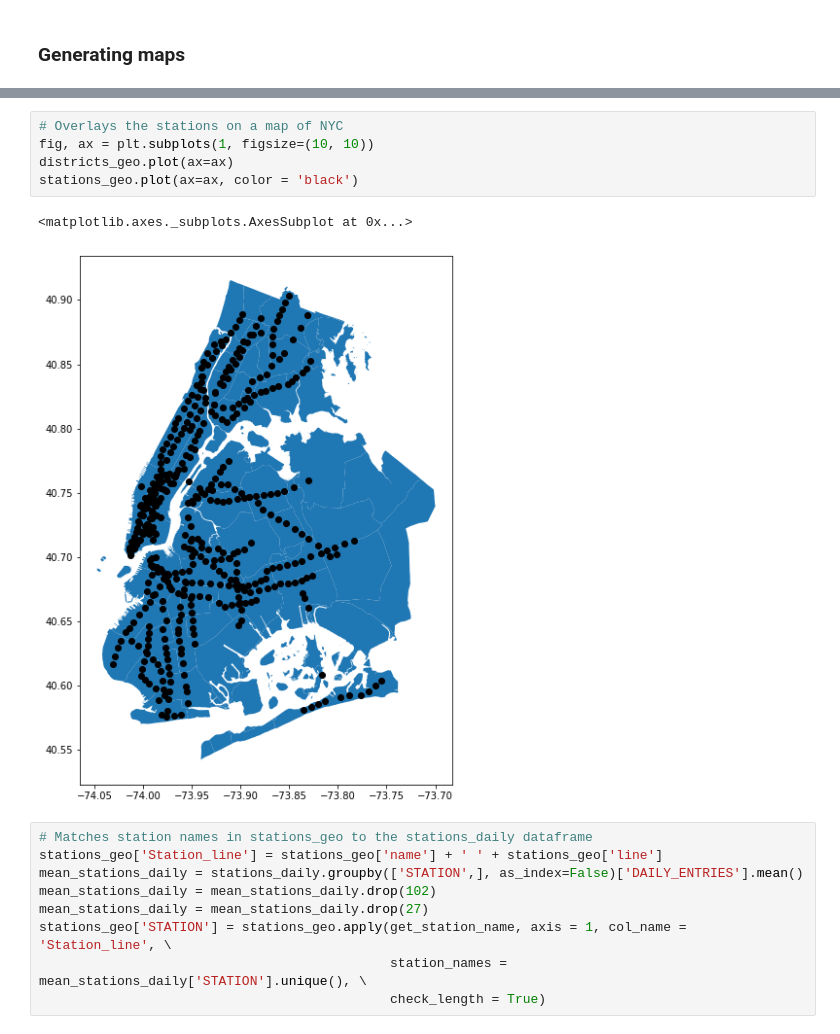
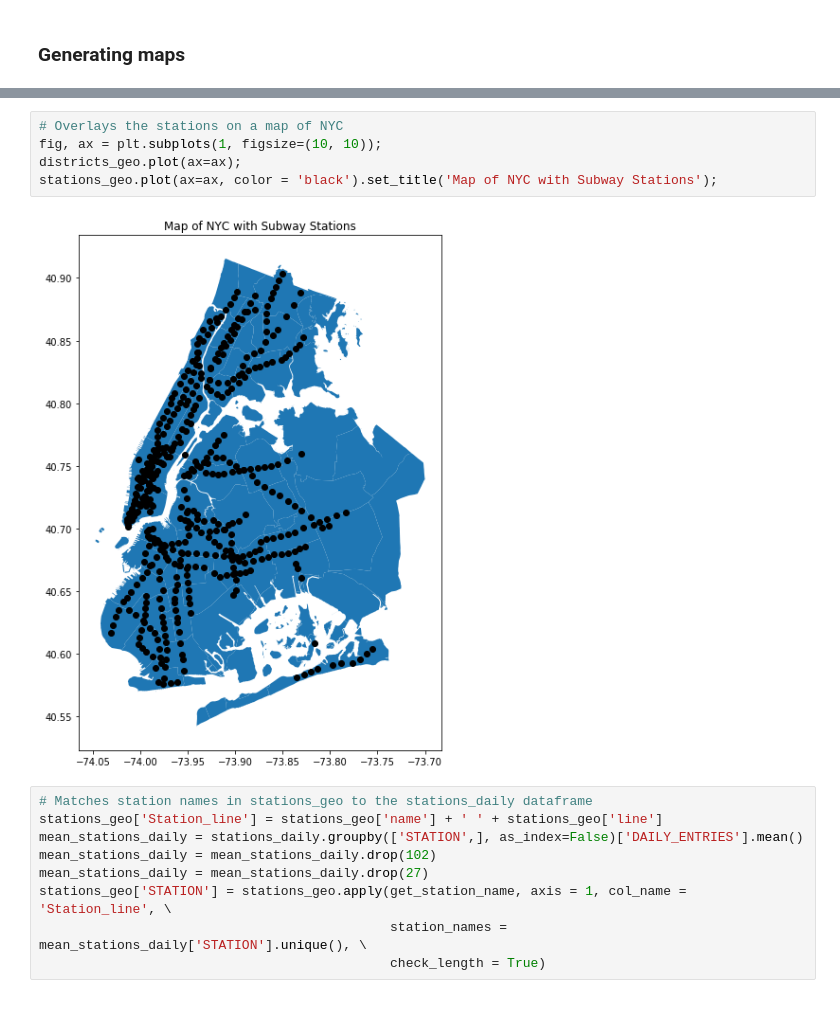
Before and after one commit to njaffe/Volunteer_placement_linear_regression, a Jupyter notebook: Clean_code_project_1.ipynb, the cells around one changed output, grey strips where cells are left out. Cells and saved outputs as stored; diff of their text form.

```diff
--- a/Clean_code_project_1.ipynb
+++ b/Clean_code_project_1.ipynb
@@ -670,11 +629,10 @@ districts_geo.plot(figsize=(10,10))
 # %%
 # Overlays the stations on a map of NYC
-fig, ax = plt.subplots(1, figsize=(10, 10))
-districts_geo.plot(ax=ax)
-stations_geo.plot(ax=ax, color = 'black')
+fig, ax = plt.subplots(1, figsize=(10, 10));
+districts_geo.plot(ax=ax);
+stations_geo.plot(ax=ax, color = 'black').set_title('Map of NYC with Subway Stations');
 # %% [output]
-<matplotlib.axes._subplots.AxesSubplot at 0x...>
-[figure, old version]
+[figure, new version]
 # %%
 # Matches station names in stations_geo to the stations_daily dataframe
 stations_geo['Station_line'] = stations_geo['name'] + ' ' + stations_geo['line']
```
Also changed, not shown: parts of 14 cells of this notebook.
